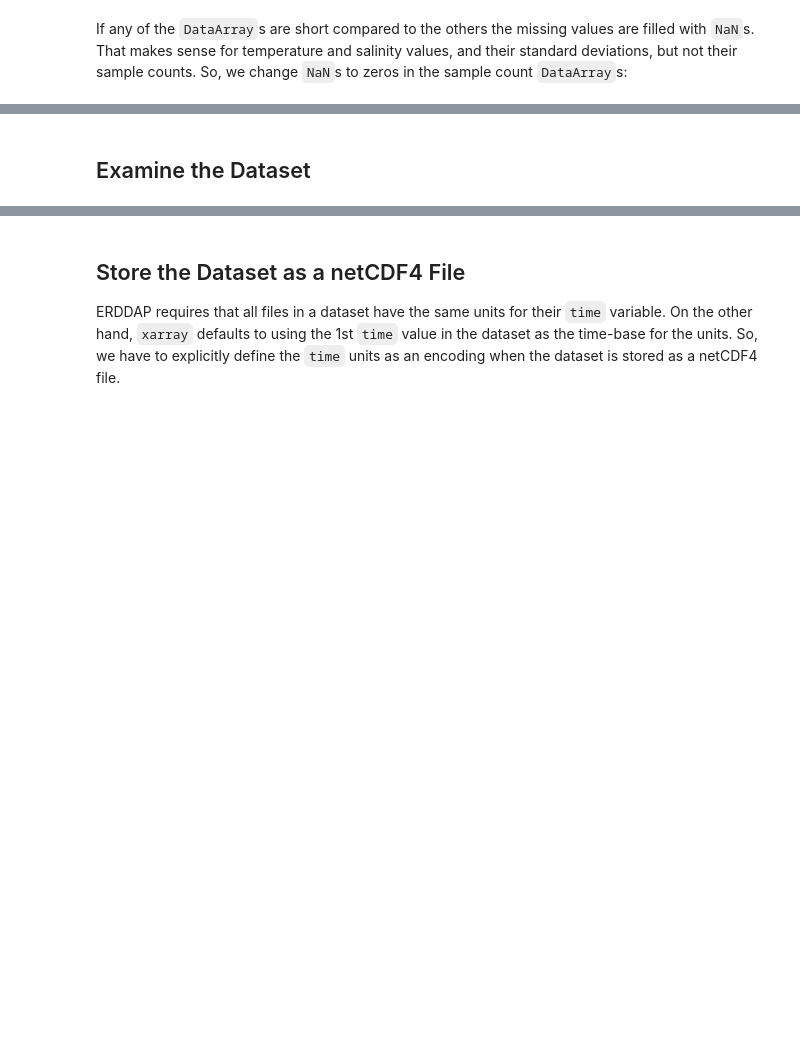
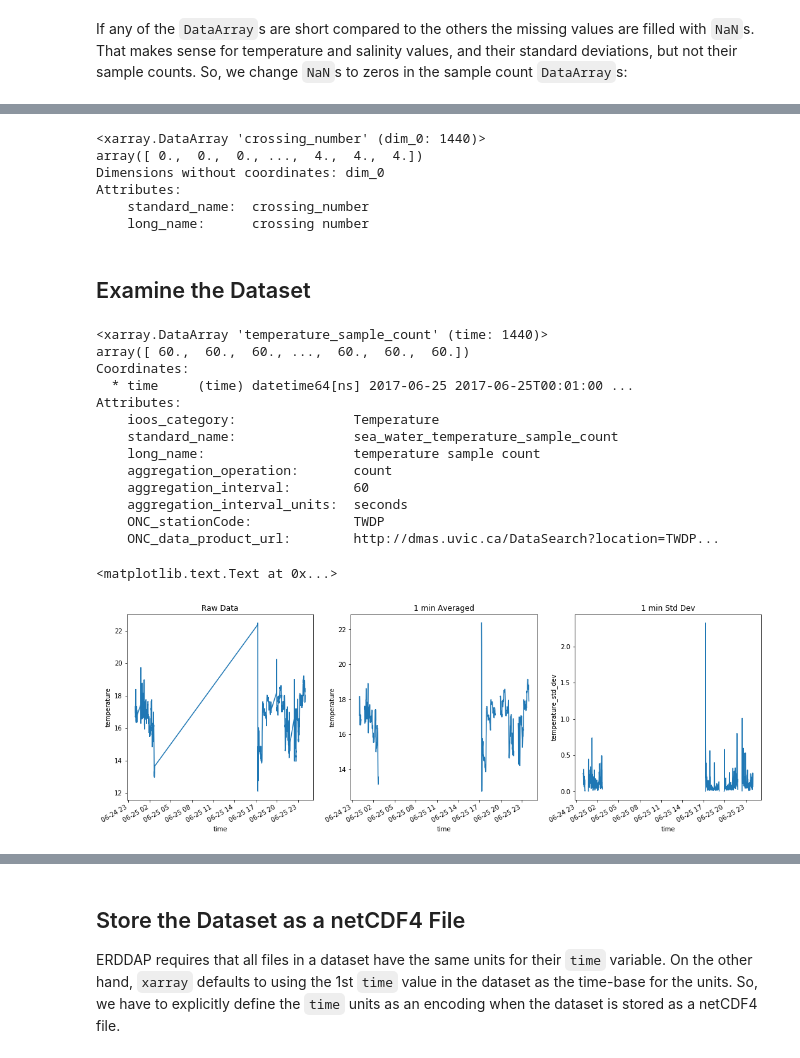
Before and after one commit to SalishSeaCast/analysis-doug, a Jupyter notebook: notebooks/ONC-Ferry-DataToERDDAP.ipynb, the cells around one changed output, grey strips where cells are left out. Cells and saved outputs as stored; diff of their text form; code cells hidden in the pictures; blank space fills up the shorter version.

```diff
--- a/notebooks/ONC-Ferry-DataToERDDAP.ipynb
+++ b/notebooks/ONC-Ferry-DataToERDDAP.ipynb
@@ -855,5 +951,39 @@ Data variables:
+# %%
+ds.crossing_number
+# %% [output]
+<xarray.DataArray 'crossing_number' (dim_0: 1440)>
+array([ 0.,  0.,  0., ...,  4.,  4.,  4.])
+Dimensions without coordinates: dim_0
+Attributes:
+    standard_name:  crossing_number
+    long_name:      crossing number
 # %% [markdown]
 ## Examine the Dataset
+# %%
+print(ds.temperature_sample_count)
+fig, (ax1, ax2, ax3) = plt.subplots(1, 3, figsize=(18, 6))
+temperature.plot(ax=ax1)
+ax1.set_title('Raw Data')
+ds.temperature.plot(ax=ax2)
+ax2.set_title('1 min Averaged')
+ds.temperature_std_dev.plot(ax=ax3)
+ax3.set_title('1 min Std Dev')
+# %% [output]
+<xarray.DataArray 'temperature_sample_count' (time: 1440)>
+array([ 60.,  60.,  60., ...,  60.,  60.,  60.])
+Coordinates:
+  * time     (time) datetime64[ns] 2017-06-25 2017-06-25T00:01:00 ...
+Attributes:
+    ioos_category:               Temperature
+    standard_name:               sea_water_temperature_sample_count
+    long_name:                   temperature sample count
+    aggregation_operation:       count
+    aggregation_interval:        60
+    aggregation_interval_units:  seconds
+    ONC_stationCode:             TWDP
+    ONC_data_product_url:        http://dmas.uvic.ca/DataSearch?location=TWDP...
+<matplotlib.text.Text at 0x...>
+[figure, added]
 # %%
 print(ds.salinity_sample_count)
 fig, (ax1, ax2, ax3) = plt.subplots(1, 3, figsize=(18, 6))
```
Also changed, not shown: parts of 23 cells of this notebook.
